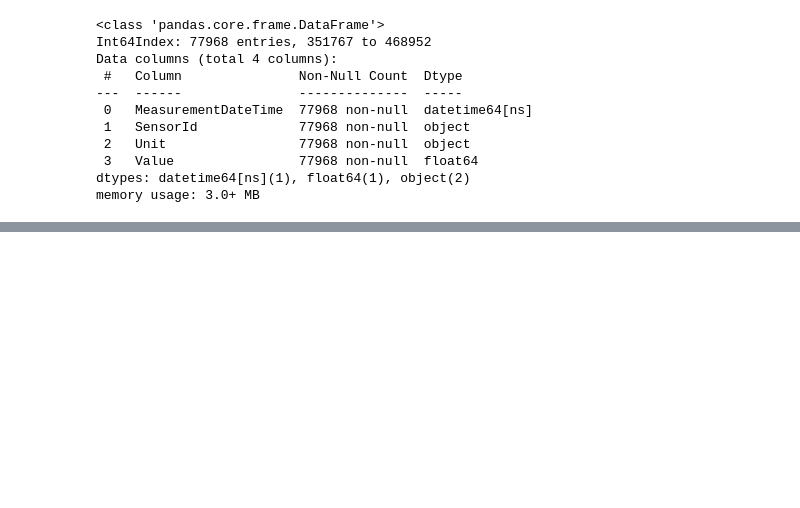
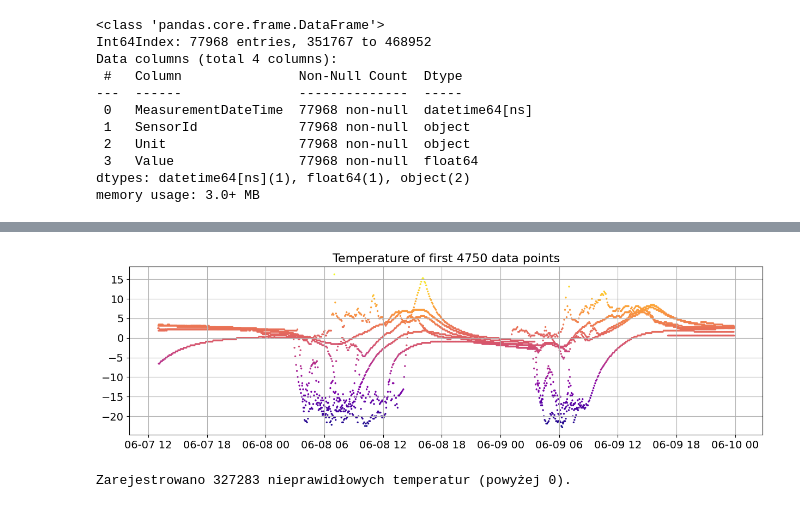
Before and after one commit to leaniske/RNN, a Jupyter notebook: analysis.ipynb, the cells around one changed output, grey strips where cells are left out. Cells and saved outputs as stored; diff of their text form; code cells hidden in the pictures; blank space fills up the shorter version.

```diff
--- a/analysis.ipynb
+++ b/analysis.ipynb
@@ -185,0 +207,16 @@ df.head()
+# %%
+Tp = 4750
+plt.figure(figsize=(15, 4))
+plt.title("Temperature of first {} data points".format(Tp), fontsize=16)
+plt.scatter(df_temp['MeasurementDateTime'][:Tp], df_temp['Value'][:Tp], c = df_temp['Value'][:Tp], cmap = 'plasma', s = 2, lw=1)
+plt.grid(True)
+plt.xticks(fontsize=14)
+plt.yticks(fontsize=14)
+plt.show()
+# %% [output]
+[figure, added]
+# %%
+a = len(df[df['Value'] > 0])
+print(f'Zarejestrowano {a} nieprawidłowych temperatur (powyżej 0).')
+# %% [output]
+Zarejestrowano 327283 nieprawidłowych temperatur (powyżej 0).
```
Also changed, not shown: parts of 21 cells of this notebook, 15 other files.
